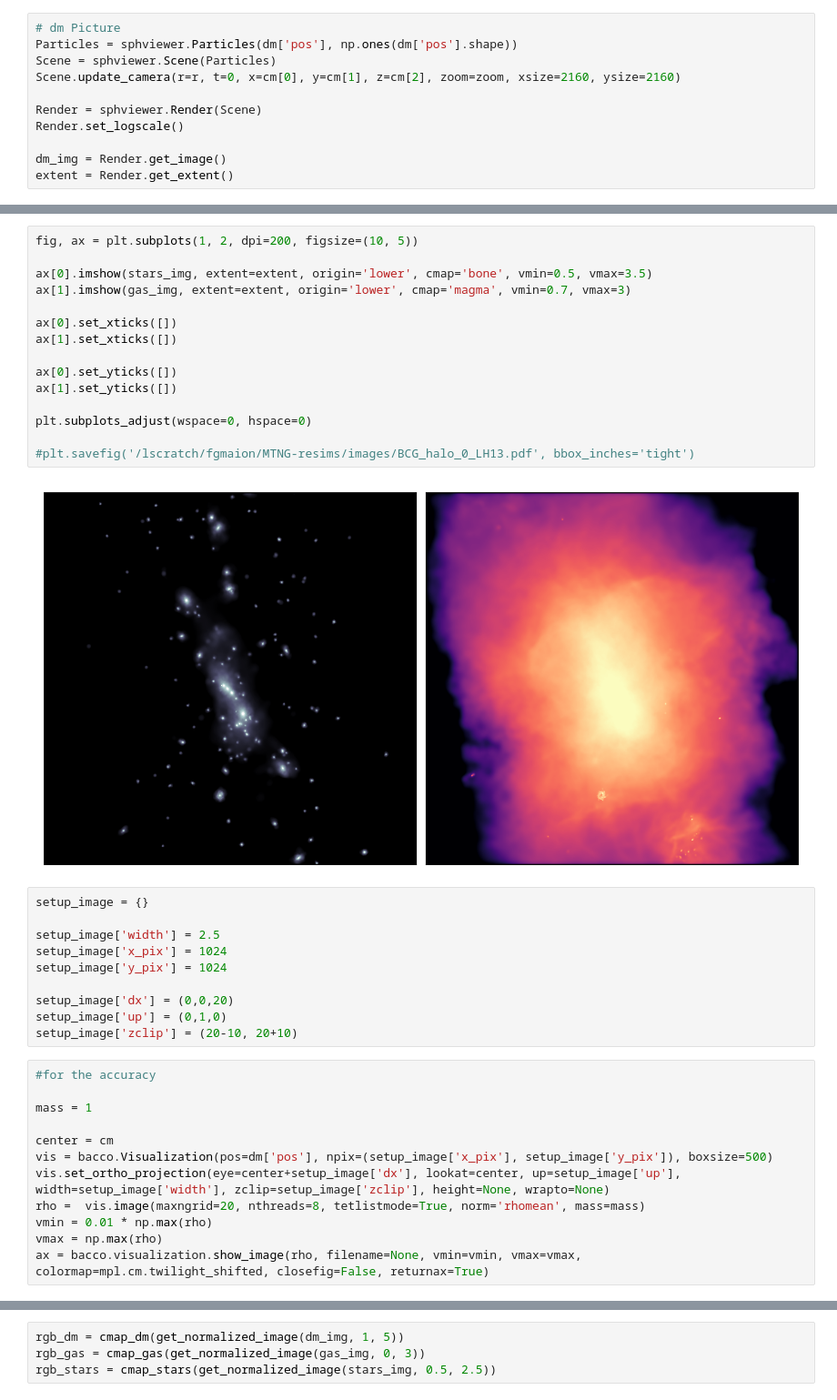
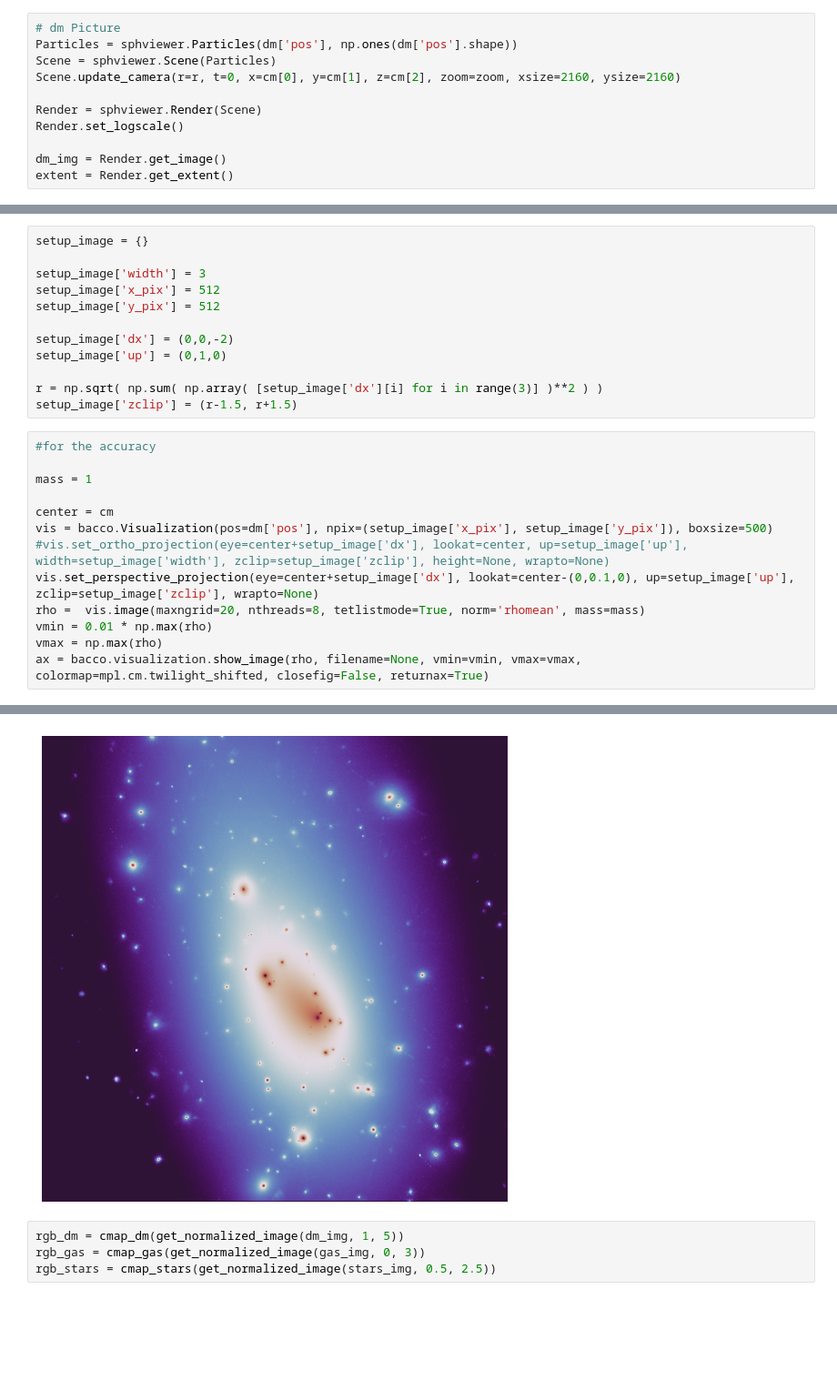
Before and after one commit to fgmaion/MTNG-resims, a Jupyter notebook: Notebooks/galaxy_images.ipynb, the cells around one changed output, grey strips where cells are left out. Shown at 91% size. Saved outputs shown, nothing was run; the diff lists cells and outputs as text; blank space fills up the shorter version.

```diff
--- a/Notebooks/galaxy_images.ipynb
+++ b/Notebooks/galaxy_images.ipynb
@@ -142,30 +148,15 @@ ax.set_yticks([])
-# %%
-fig, ax = plt.subplots(1, 2, dpi=200, figsize=(10, 5))
-
-ax[0].imshow(stars_img, extent=extent, origin='lower', cmap='bone', vmin=0.5, vmax=3.5)
-ax[1].imshow(gas_img, extent=extent, origin='lower', cmap='magma', vmin=0.7, vmax=3)
-
-ax[0].set_xticks([])
-ax[1].set_xticks([])
-
-ax[0].set_yticks([])
-ax[1].set_yticks([])
-
-plt.subplots_adjust(wspace=0, hspace=0)
-
-#plt.savefig('/lscratch/fgmaion/MTNG-resims/images/BCG_halo_0_LH13.pdf', bbox_inches='tight')
-# %% [output]
-[figure, removed]
 # %%
 setup_image = {}
 
-setup_image['width'] = 2.5
-setup_image['x_pix'] = 1024
-setup_image['y_pix'] = 1024
+setup_image['width'] = 3
+setup_image['x_pix'] = 512
+setup_image['y_pix'] = 512
 
-setup_image['dx'] = (0,0,20)
+setup_image['dx'] = (0,0,-2)
 setup_image['up'] = (0,1,0)
-setup_image['zclip'] = (20-10, 20+10)
+
+r = np.sqrt( np.sum( np.array( [setup_image['dx'][i] for i in range(3)] )**2 ) )
+setup_image['zclip'] = (r-1.5, r+1.5)
 # %%
 #for the accuracy
 
@@ -173,8 +164,10 @@ mass = 1
 
 center = cm
 vis = bacco.Visualization(pos=dm['pos'], npix=(setup_image['x_pix'], setup_image['y_pix']), boxsize=500)
-vis.set_ortho_projection(eye=center+setup_image['dx'], lookat=center, up=setup_image['up'], width=setup_image['width'], zclip=setup_image['zclip'], height=None, wrapto=None)
+#vis.set_ortho_projection(eye=center+setup_image['dx'], lookat=center, up=setup_image['up'], width=setup_image['width'], zclip=setup_image['zclip'], height=None, wrapto=None)
+vis.set_perspective_projection(eye=center+setup_image['dx'], lookat=center-(0,0.1,0), up=setup_image['up'], zclip=setup_image['zclip'], wrapto=None)
 rho =  vis.image(maxngrid=20, nthreads=8, tetlistmode=True, norm='rhomean', mass=mass)
 vmin = 0.01 * np.max(rho)
 vmax = np.max(rho)
 ax = bacco.visualization.show_image(rho, filename=None, vmin=vmin, vmax=vmax, colormap=mpl.cm.twilight_shifted, closefig=False, returnax=True)
+# %% [output]
@@ -181,3 +194,4 @@ ax = bacco.visualization.show_image(rho, filename=None, vmin=vmin, vmax=vmax, co
+[figure, added]
 # %%
 rgb_dm = cmap_dm(get_normalized_image(dm_img, 1, 5))
 rgb_gas = cmap_gas(get_normalized_image(gas_img, 0, 3))
```
Also changed, not shown: parts of 4 cells of this notebook.
